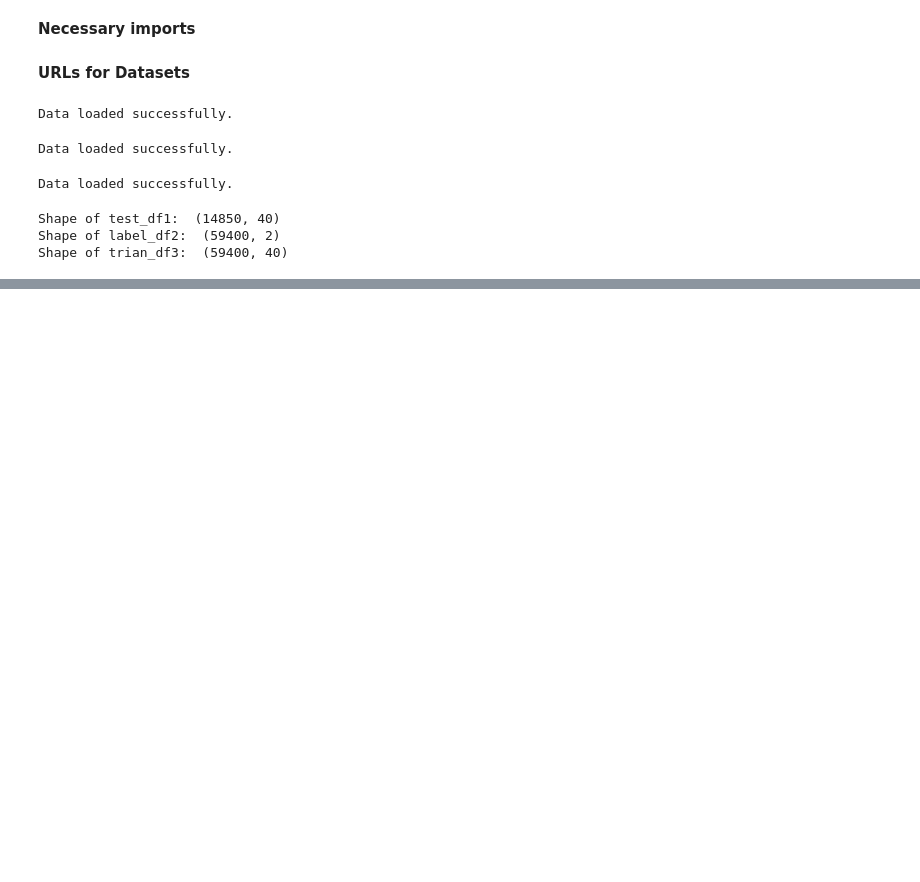
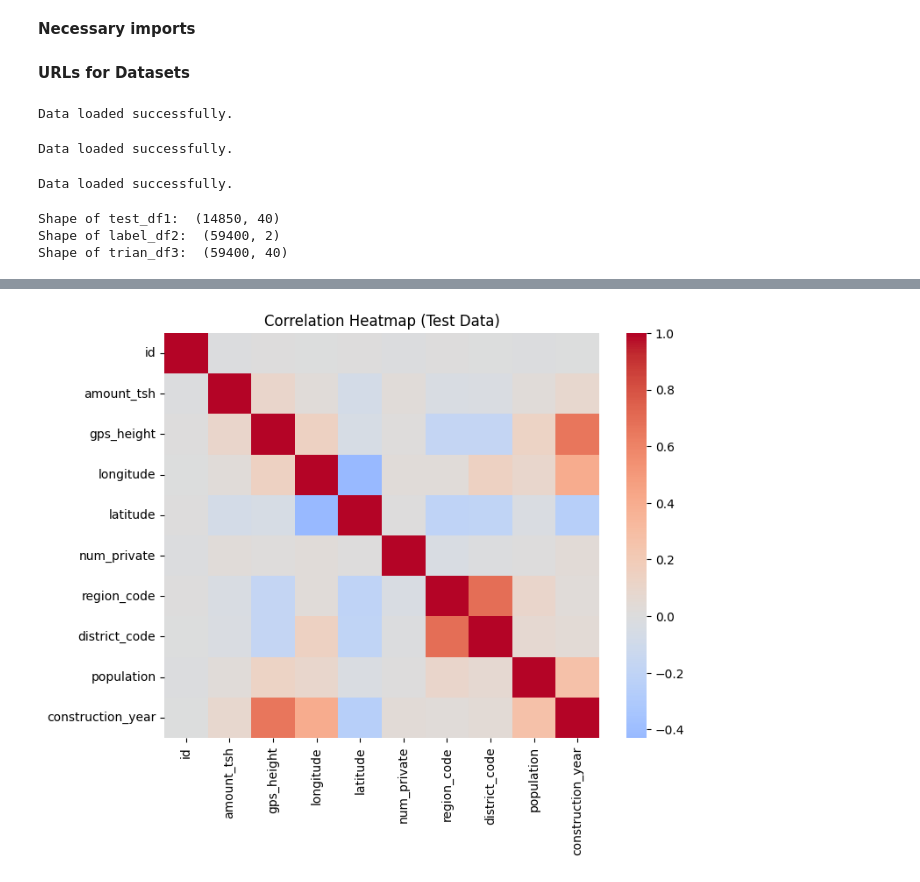
Before and after one commit to albert-raphael/water-pump, a Jupyter notebook: Notebooks/water-pump.ipynb, the cells around one changed output, grey strips where cells are left out. Saved outputs shown, nothing was run; the diff lists cells and outputs as text; code cells hidden in the pictures; blank space fills up the shorter version.

```diff
--- a/Notebooks/water-pump.ipynb
+++ b/Notebooks/water-pump.ipynb
@@ -230,0 +443,10 @@ Shape of trian_df3:  (59400, 40)
+# %%
+# --- Correlation heatmap ---
+if len(num_cols) > 1:
+    plt.figure(figsize=(8,6))
+    corr = test_df1[num_cols].corr()
+    sns.heatmap(corr, cmap="coolwarm", center=0)
+    plt.title("Correlation Heatmap (Test Data)")
+    plt.show()
+# %% [output]
+[figure, added]
```
Also changed, not shown: parts of 20 cells of this notebook.
